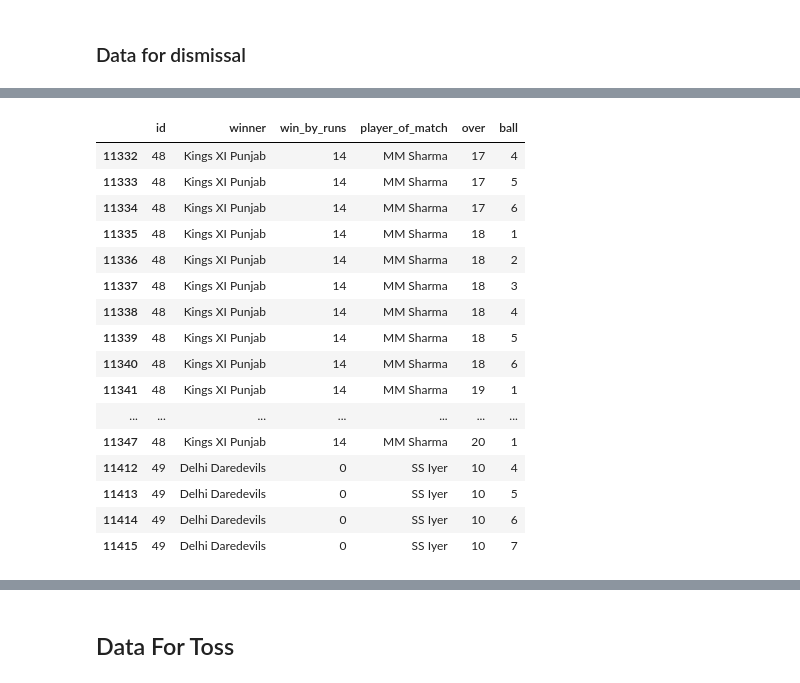
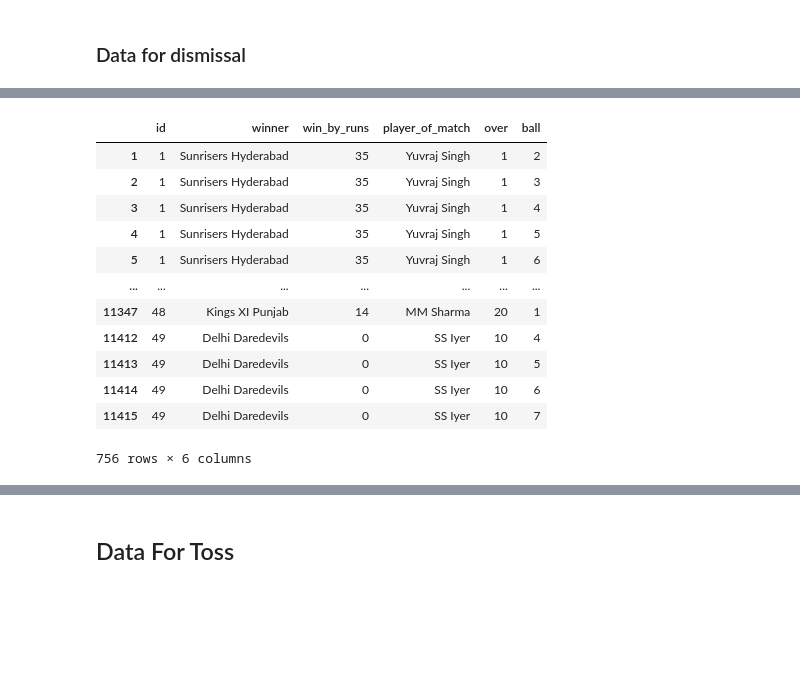
Before and after one commit to Utkarsh736/IPL_Data_Analysis, a Jupyter notebook: Template.ipynb, the cells around one changed output, grey strips where cells are left out. Drawn from its saved outputs; the diff is of its cells as text; code cells hidden in the pictures; blank space fills up the shorter version.

```diff
--- a/Template.ipynb
+++ b/Template.ipynb
@@ -425,25 +456,21 @@ test = match_merge_df['id']
 
 test2 = match_merge_df.loc[(pd.unique(match_merge_df['id']))]
 # %%
-test2[['id', 'winner', 'win_by_runs', 'player_of_match', 'over', 'ball']].tail(20)
+test2[['id', 'winner', 'win_by_runs', 'player_of_match', 'over', 'ball']]
 # %% [output]
 |  | id | winner | win_by_runs | player_of_match | over | ball |
-| 11332 | 48 | Kings XI Punjab | 14 | MM Sharma | 17 | 4 |
-| 11333 | 48 | Kings XI Punjab | 14 | MM Sharma | 17 | 5 |
-| 11334 | 48 | Kings XI Punjab | 14 | MM Sharma | 17 | 6 |
-| 11335 | 48 | Kings XI Punjab | 14 | MM Sharma | 18 | 1 |
-| 11336 | 48 | Kings XI Punjab | 14 | MM Sharma | 18 | 2 |
-| 11337 | 48 | Kings XI Punjab | 14 | MM Sharma | 18 | 3 |
-| 11338 | 48 | Kings XI Punjab | 14 | MM Sharma | 18 | 4 |
-| 11339 | 48 | Kings XI Punjab | 14 | MM Sharma | 18 | 5 |
-| 11340 | 48 | Kings XI Punjab | 14 | MM Sharma | 18 | 6 |
-| 11341 | 48 | Kings XI Punjab | 14 | MM Sharma | 19 | 1 |
+| 1 | 1 | Sunrisers Hyderabad | 35 | Yuvraj Singh | 1 | 2 |
+| 2 | 1 | Sunrisers Hyderabad | 35 | Yuvraj Singh | 1 | 3 |
+| 3 | 1 | Sunrisers Hyderabad | 35 | Yuvraj Singh | 1 | 4 |
+| 4 | 1 | Sunrisers Hyderabad | 35 | Yuvraj Singh | 1 | 5 |
+| 5 | 1 | Sunrisers Hyderabad | 35 | Yuvraj Singh | 1 | 6 |
 | ... | ... | ... | ... | ... | ... | ... |
 | 11347 | 48 | Kings XI Punjab | 14 | MM Sharma | 20 | 1 |
 | 11412 | 49 | Delhi Daredevils | 0 | SS Iyer | 10 | 4 |
 | 11413 | 49 | Delhi Daredevils | 0 | SS Iyer | 10 | 5 |
 | 11414 | 49 | Delhi Daredevils | 0 | SS Iyer | 10 | 6 |
 | 11415 | 49 | Delhi Daredevils | 0 | SS Iyer | 10 | 7 |
+756 rows × 6 columns
 # %%
 test2
 # %% [output]
```
Also changed, not shown: parts of 48 cells of this notebook.
